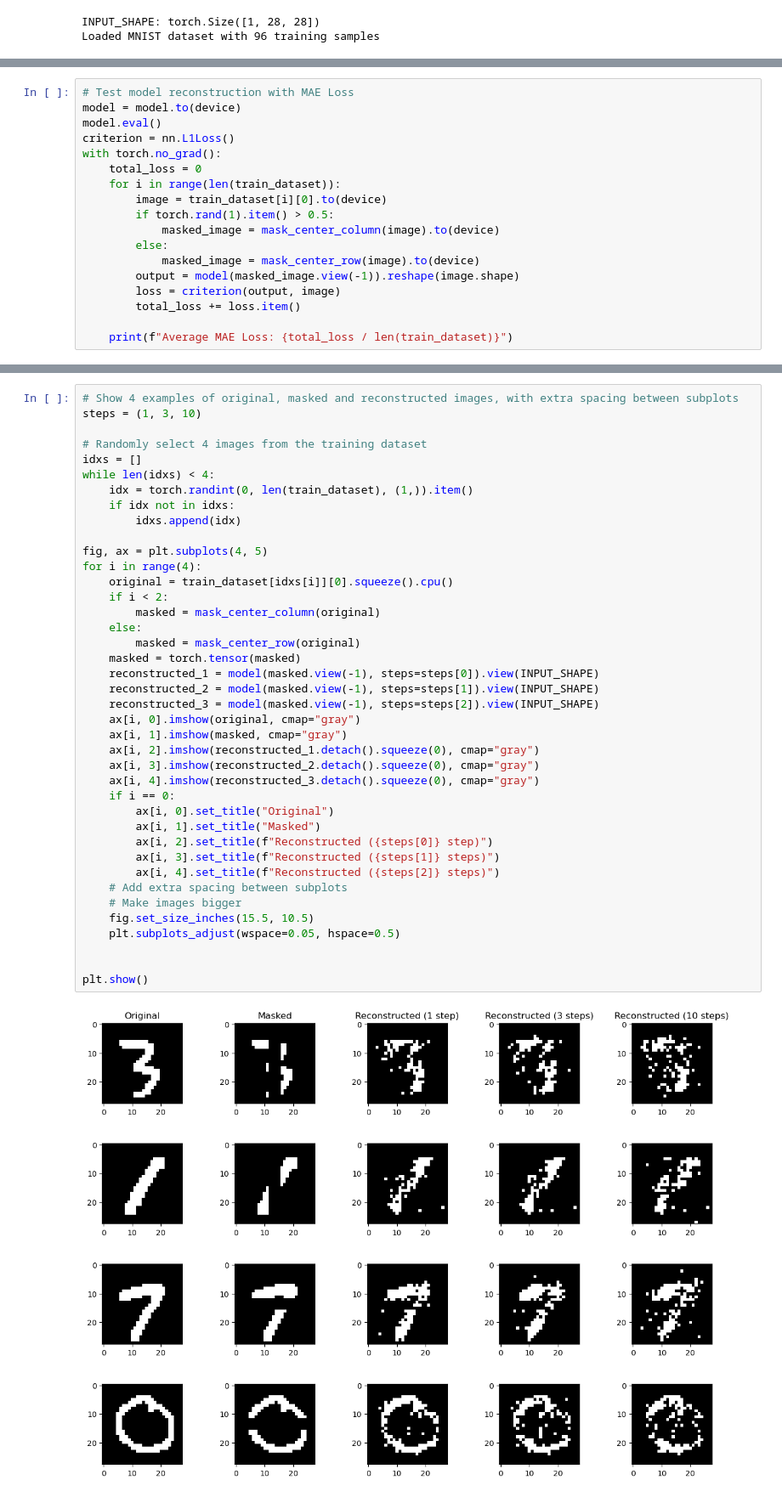
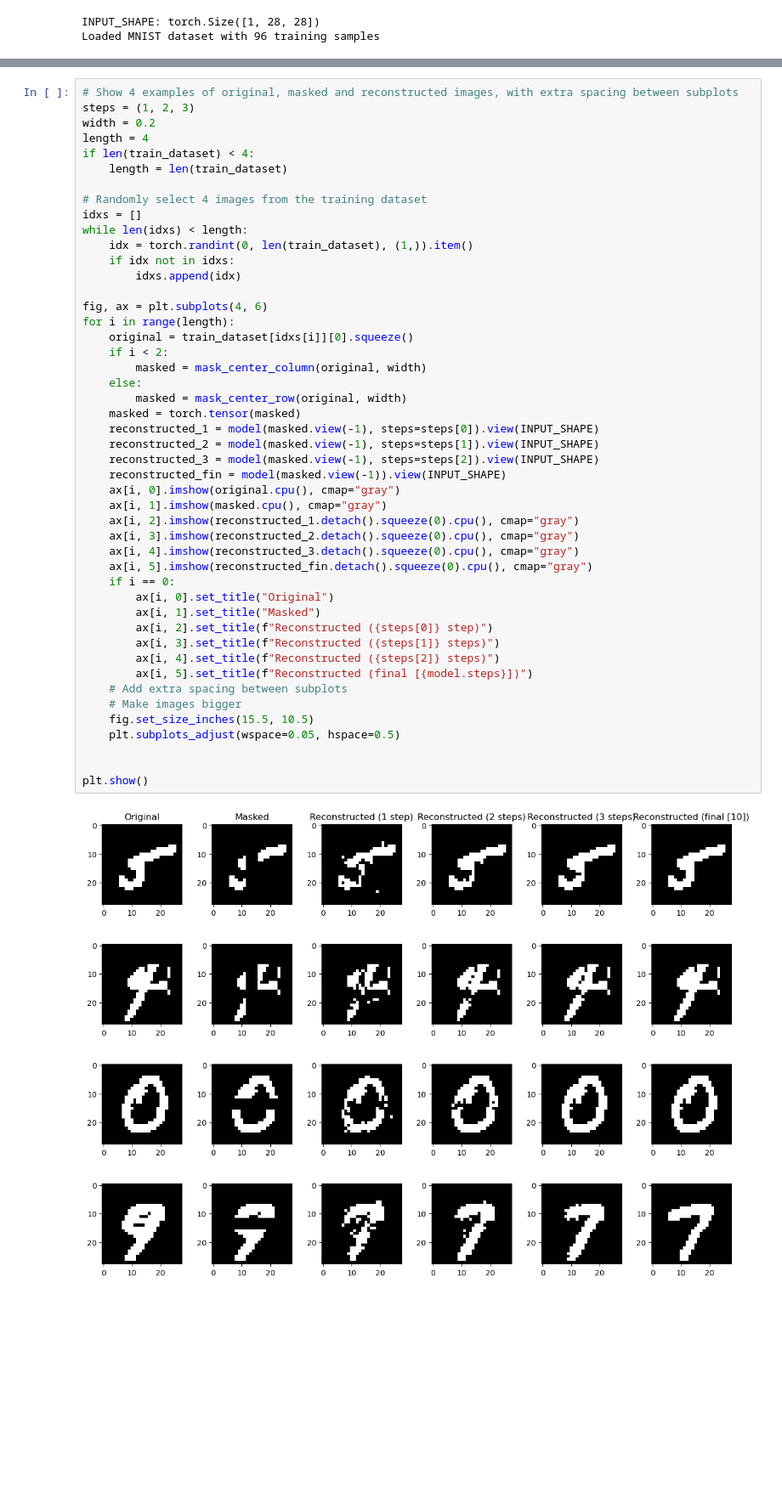
Before and after one commit to joeagriffith/hopfield-networks, a Jupyter notebook: mnist.ipynb, the cells around one changed output, grey strips where cells are left out. Shown at 85% size. Cells and saved outputs as stored; diff of their text form; blank space fills up the shorter version.

```diff
--- a/mnist.ipynb
+++ b/mnist.ipynb
@@ -149,18 +114,0 @@ plt.show()
-# %%
-# Test model reconstruction with MAE Loss
-model = model.to(device)
-model.eval()
-criterion = nn.L1Loss()
-with torch.no_grad():
-    total_loss = 0
-    for i in range(len(train_dataset)):
-        image = train_dataset[i][0].to(device)
-        if torch.rand(1).item() > 0.5:
-            masked_image = mask_center_column(image).to(device)
-        else:
-            masked_image = mask_center_row(image).to(device)
-        output = model(masked_image.view(-1)).reshape(image.shape)
-        loss = criterion(output, image)
-        total_loss += loss.item()
-
-    print(f"Average MAE Loss: {total_loss / len(train_dataset)}")
@@ -194,42 +115,49 @@ plt.show()
 # %%
 # Show 4 examples of original, masked and reconstructed images, with extra spacing between subplots
-steps = (1, 3, 10)
+steps = (1, 2, 3)
+width = 0.2
+length = 4
+if len(train_dataset) < 4:
+    length = len(train_dataset)
 
 # Randomly select 4 images from the training dataset
 idxs = []
-while len(idxs) < 4:
+while len(idxs) < length:
     idx = torch.randint(0, len(train_dataset), (1,)).item()
     if idx not in idxs:
         idxs.append(idx)
 
-fig, ax = plt.subplots(4, 5)
-for i in range(4):
-    original = train_dataset[idxs[i]][0].squeeze().cpu()
+fig, ax = plt.subplots(4, 6)
+for i in range(length):
+    original = train_dataset[idxs[i]][0].squeeze()
     if i < 2:
-        masked = mask_center_column(original)
+        masked = mask_center_column(original, width)
     else:
-        masked = mask_center_row(original)
+        masked = mask_center_row(original, width)
     masked = torch.tensor(masked)
     reconstructed_1 = model(masked.view(-1), steps=steps[0]).view(INPUT_SHAPE)
     reconstructed_2 = model(masked.view(-1), steps=steps[1]).view(INPUT_SHAPE)
     reconstructed_3 = model(masked.view(-1), steps=steps[2]).view(INPUT_SHAPE)
-    ax[i, 0].imshow(original, cmap="gray")
-    ax[i, 1].imshow(masked, cmap="gray")
-    ax[i, 2].imshow(reconstructed_1.detach().squeeze(0), cmap="gray")
-    ax[i, 3].imshow(reconstructed_2.detach().squeeze(0), cmap="gray")
-    ax[i, 4].imshow(reconstructed_3.detach().squeeze(0), cmap="gray")
+    reconstructed_fin = model(masked.view(-1)).view(INPUT_SHAPE)
+    ax[i, 0].imshow(original.cpu(), cmap="gray")
+    ax[i, 1].imshow(masked.cpu(), cmap="gray")
+    ax[i, 2].imshow(reconstructed_1.detach().squeeze(0).cpu(), cmap="gray")
+    ax[i, 3].imshow(reconstructed_2.detach().squeeze(0).cpu(), cmap="gray")
+    ax[i, 4].imshow(reconstructed_3.detach().squeeze(0).cpu(), cmap="gray")
+    ax[i, 5].imshow(reconstructed_fin.detach().squeeze(0).cpu(), cmap="gray")
     if i == 0:
         ax[i, 0].set_title("Original")
         ax[i, 1].set_title("Masked")
         ax[i, 2].set_title(f"Reconstructed ({steps[0]} step)")
         ax[i, 3].set_title(f"Reconstructed ({steps[1]} steps)")
         ax[i, 4].set_title(f"Reconstructed ({steps[2]} steps)")
+        ax[i, 5].set_title(f"Reconstructed (final [{model.steps}])")
     # Add extra spacing between subplots
     # Make images bigger
     fig.set_size_inches(15.5, 10.5)
     plt.subplots_adjust(wspace=0.05, hspace=0.5)
 
 
 plt.show()
 # %% [output]
-[figure, old version]
+[figure, new version]
```
Also changed, not shown: parts of 9 cells of this notebook.
